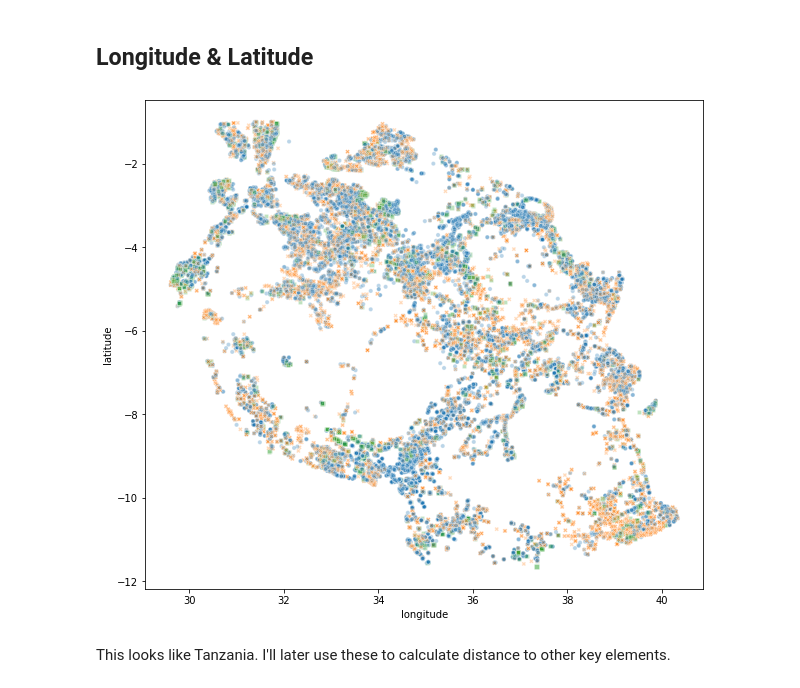
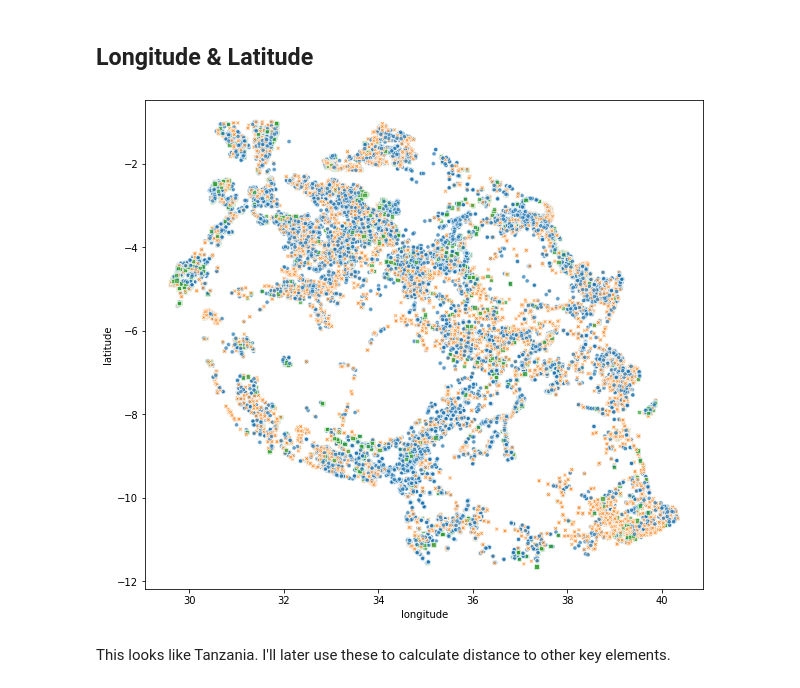
Before and after one commit to stereopickle/Tanzanian_water_pump_classificationn, a Jupyter notebook: 020.Exploratory_Data_Analysis.ipynb, the cells around one changed output. Cells and saved outputs as stored; diff of their text form; code cells hidden in the pictures.

```diff
--- a/020.Exploratory_Data_Analysis.ipynb
+++ b/020.Exploratory_Data_Analysis.ipynb
@@ -114,20 +114,23 @@ significant difference between functional and non functional group
 # %% [markdown]
 ## Longitude & Latitude
 # %%
+# new version of matplotlib update breaks the legend
+
 tmp = df.copy()
 tmp['status_group'] = tmp.status_group.replace({'functional':2, 'function needs repair':1, 'non functional': 0})
 
 plt.figure(figsize = (10, 9))
+
 try:
     sns.scatterplot(x="longitude", y="latitude", hue ='status_group',
-                size = 1, alpha = 0.3, style="status_group", data=tmp, legend=False)
+                size = 0.5, alpha = 0.7, style="status_group", data=tmp, legend=False)
 except:
     sns.scatterplot(x="longitude", y="latitude", hue ='status_group',
-                size = 1, alpha = 0.3, style="status_group", data=df, legend=False)
+                size = 0.5, alpha = 0.7, style="status_group", data=df, legend=False)
 
 plt.show()
 # %% [output]
-[figure, old version]
+[figure, new version]
 # %% [markdown]
 This looks like Tanzania. I'll later use these to calculate distance to other key elements.
 # %% [markdown]
```
Also changed, not shown: parts of 47 cells of this notebook, 1 other file.
